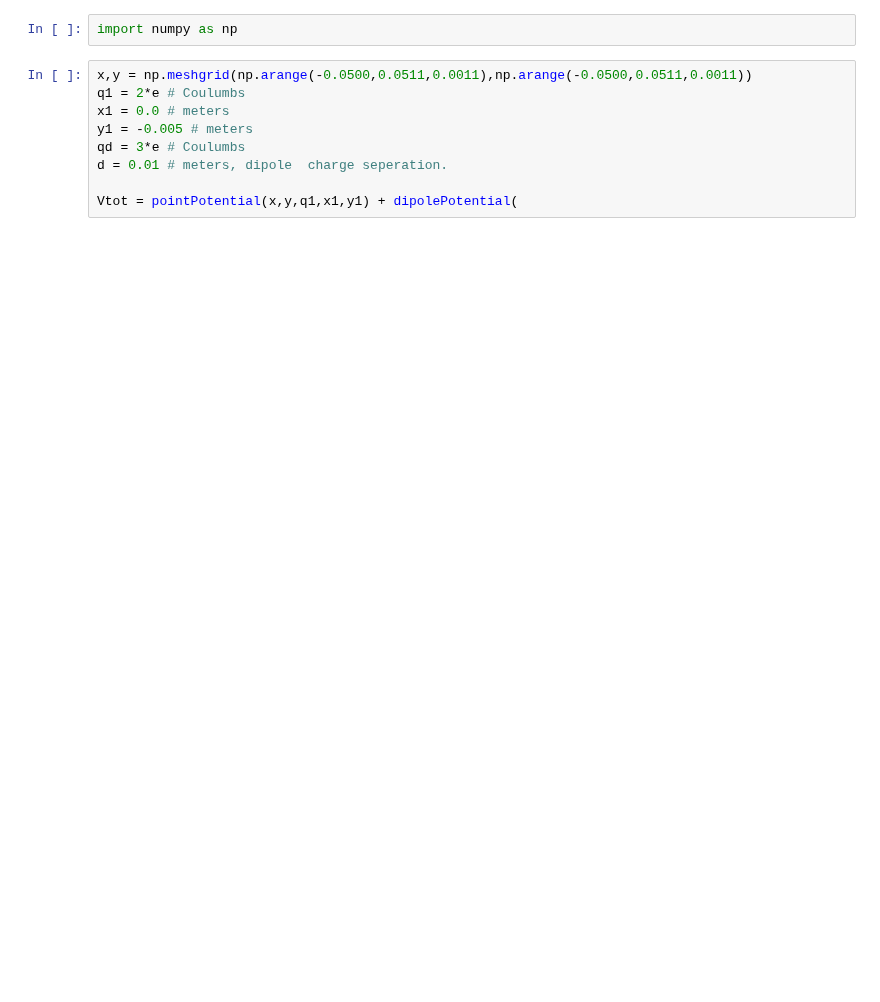
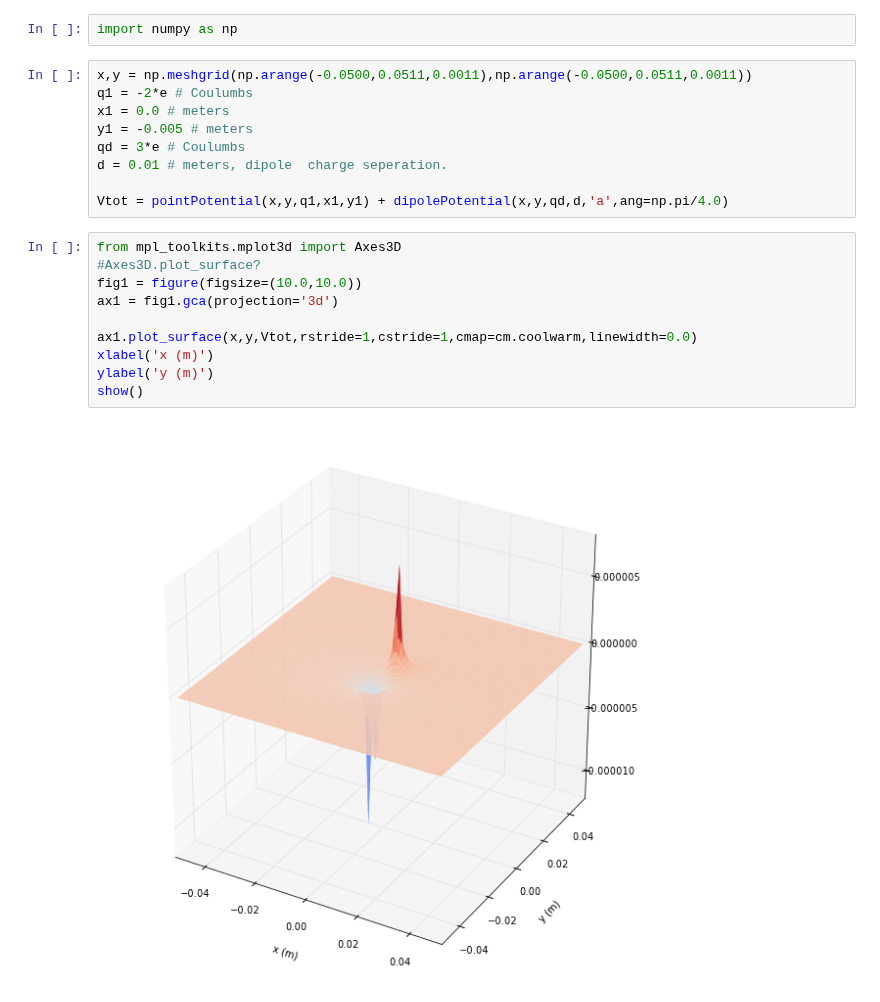
Before and after one commit to kbouch/PHYS202-S13, a Jupyter notebook: Week4/ThursdayNotes.ipynb, the cells around one changed output. Saved outputs shown, nothing was run; the diff lists cells and outputs as text; blank space fills up the shorter version.

```diff
--- a/Week4/ThursdayNotes.ipynb
+++ b/Week4/ThursdayNotes.ipynb
@@ -29,10 +29,22 @@ pointPotential(x, y, q, xo=0.0, yo=0.0, k=8987552000.0)
 import numpy as np
 # %%
 x,y = np.meshgrid(np.arange(-0.0500,0.0511,0.0011),np.arange(-0.0500,0.0511,0.0011))
-q1 = 2*e # Coulumbs
+q1 = -2*e # Coulumbs
 x1 = 0.0 # meters
 y1 = -0.005 # meters
 qd = 3*e # Coulumbs
 d = 0.01 # meters, dipole  charge seperation.
 
-Vtot = pointPotential(x,y,q1,x1,y1) + dipolePotential(
+Vtot = pointPotential(x,y,q1,x1,y1) + dipolePotential(x,y,qd,d,'a',ang=np.pi/4.0)
+# %%
+from mpl_toolkits.mplot3d import Axes3D
+#Axes3D.plot_surface?
+fig1 = figure(figsize=(10.0,10.0))
+ax1 = fig1.gca(projection='3d')
+
+ax1.plot_surface(x,y,Vtot,rstride=1,cstride=1,cmap=cm.coolwarm,linewidth=0.0)
+xlabel('x (m)')
+ylabel('y (m)')
+show()
+# %% [output]
+[figure, added]
```
Also changed, not shown: parts of 9 cells of this notebook.
